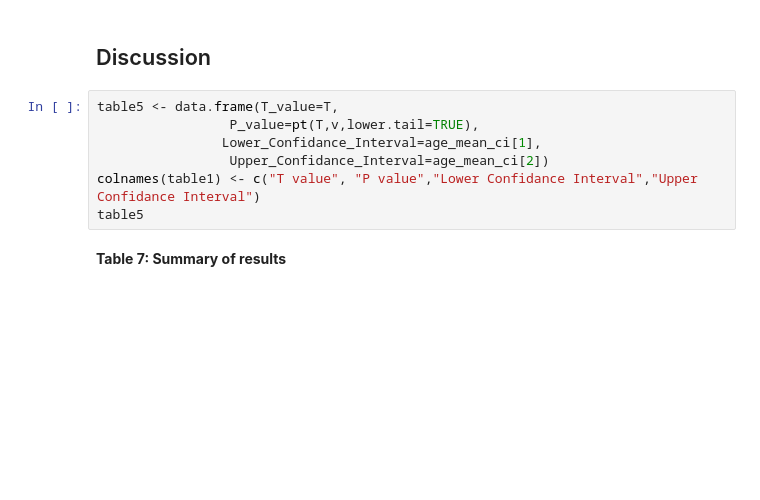
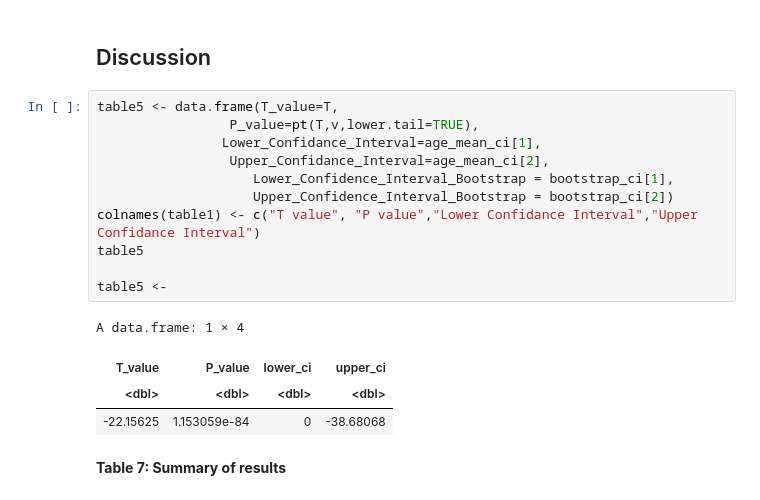
Before and after one commit to GWilliam02/STAT201-Project, a Jupyter notebook: final_report.ipynb, the cells around one changed output. Cells and saved outputs as stored; diff of their text form; blank space fills up the shorter version.

Commit message:
bootstapp ci for table 7

```diff
--- a/final_report.ipynb
+++ b/final_report.ipynb
@@ -253,10 +235,19 @@ bootstrap_plot
 # %%
 table5 <- data.frame(T_value=T,
                  P_value=pt(T,v,lower.tail=TRUE),
                 Lower_Confidance_Interval=age_mean_ci[1],
-                 Upper_Confidance_Interval=age_mean_ci[2])
+                 Upper_Confidance_Interval=age_mean_ci[2],
+                    Lower_Confidence_Interval_Bootstrap = bootstrap_ci[1],
+                    Upper_Confidence_Interval_Bootstrap = bootstrap_ci[2])
 colnames(table1) <- c("T value", "P value","Lower Confidance Interval","Upper Confidance Interval")
 table5
+
+table5 <-
+# %% [output]
+A data.frame: 1 × 4
+| T_value | P_value | lower_ci | upper_ci |
+| <dbl> | <dbl> | <dbl> | <dbl> |
+| -22.15625 | 1.153059e-84 | 0 | -38.68068 |
 # %% [markdown]
 **Table 7: Summary of results**
 # %% [markdown]
```
Also changed, not shown: parts of 5 cells of this notebook.
